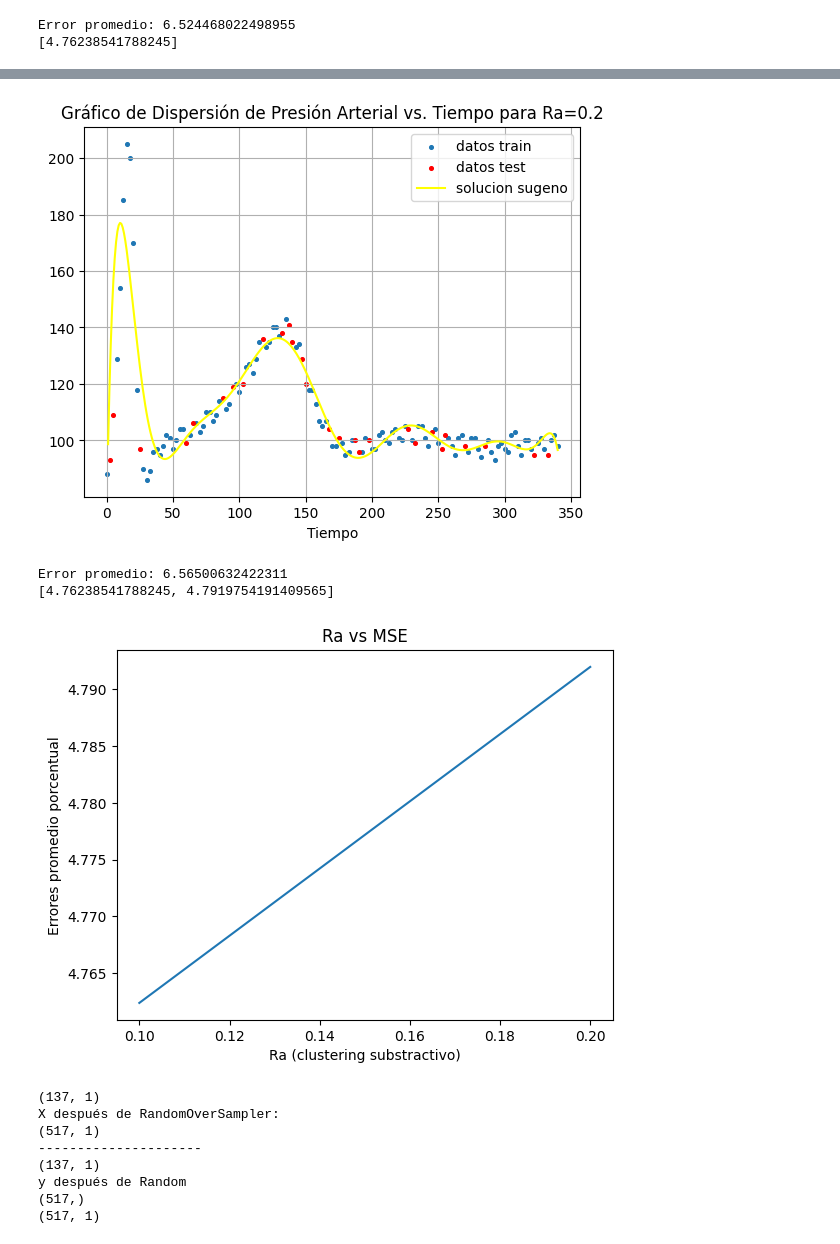
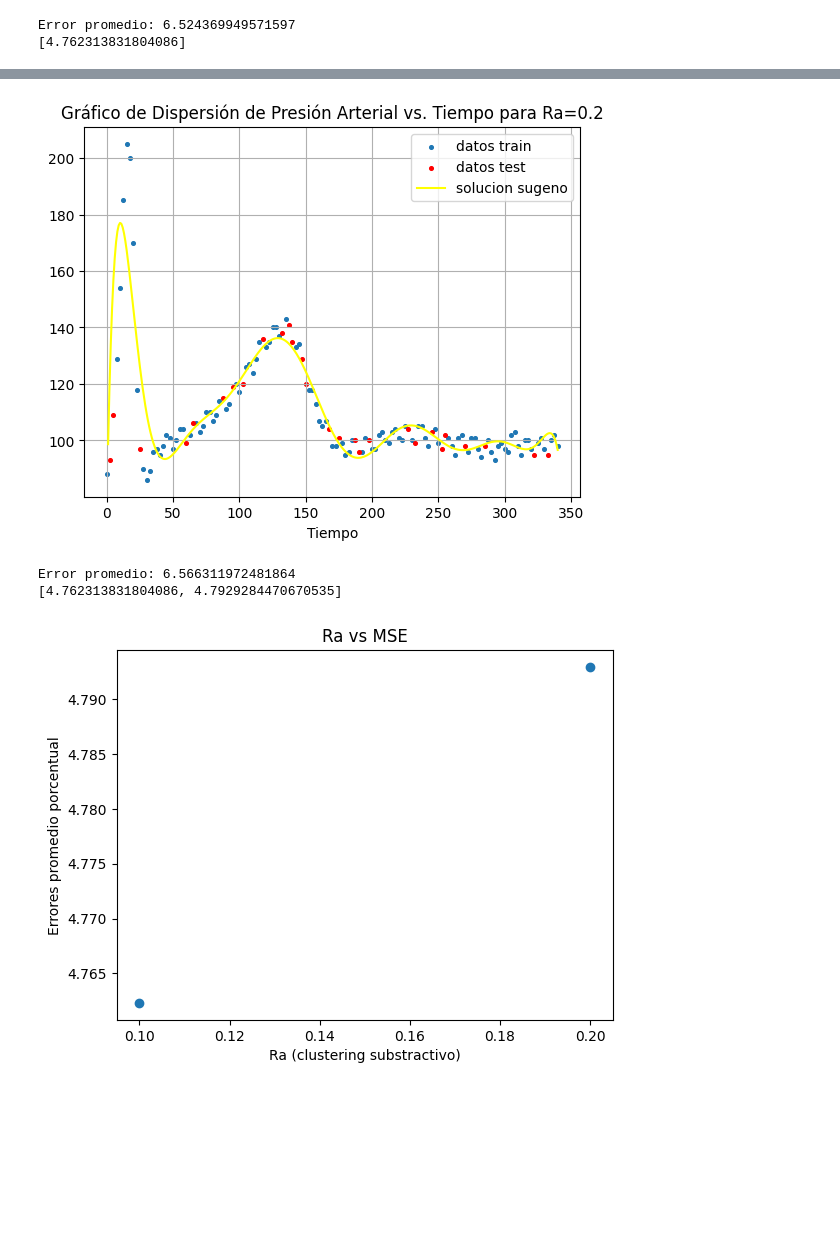
Before and after one commit to TobiasGiacri/tp-ia, a Jupyter notebook: Tp-Sugeno/TPSugenoN-M.ipynb, the cells around one changed output, grey strips where cells are left out. Cells and saved outputs as stored; diff of their text form; code cells hidden in the pictures; blank space fills up the shorter version.

```diff
--- a/Tp-Sugeno/TPSugenoN-M.ipynb
+++ b/Tp-Sugeno/TPSugenoN-M.ipynb
@@ -245,7 +194,7 @@ from sklearn.model_selection import train_test_split
 import numpy as np
 
 # Cargar los datos desde el archivo de texto
-vda = np.loadtxt("/home/mikel/Documents/Facultad/IA/tp-ia/samplesVDA2.txt")
+vda = np.loadtxt("samplesVDA2.txt")
 cant_datos = vda.shape[0]
 medidas_x_segundo = 400
 npyarray=np.array
@@ -274,39 +223,11 @@ for i in range (0,2):
     print(errores_totales)
 
 plt.figure()
-plt.plot(vectorRa, errores_totales)
+plt.scatter(vectorRa, errores_totales)
 plt.ylabel('Errores promedio porcentual')
 plt.xlabel('Ra (clustering substractivo)')
 plt.title('Ra vs MSE')
 plt.show()
-
-# Crear una instancia de RandomOverSampler
-ros = RandomOverSampler(random_state=10)
-
-# Aplicar RandomOverSampler para sobremuestrear los datos
-X_resampled, y_resampled = ros.fit_resample(data_x, data_y)
-
-
-print(data_x.shape)
-print("X después de RandomOverSampler:")
-print(X_resampled.shape)
-print("---------------------")
-print(data_y.shape)
-print("y después de Random")
-print(y_resampled.shape)
-
-y_resampled2=y_resampled.reshape(-1,1)
-
-print(y_resampled2.shape)
-
-plt.figure()
-plt.scatter(X_resampled, y_resampled2,s=7,c='blue',label='sintetico')
-plt.scatter(data_x,data_y,s=7,c='brown',label='data')
-plt.xlabel('Tiempo (ms)')
-plt.ylabel('VDA')
-plt.title('Muestra Total')
-plt.legend()
-plt.show()
 # %% [output]
 [figure]
 [figure]
@@ -330,5 +251,5 @@ plt.show()
 [figure]
 [figure]
-Error promedio: 6.524468022498955
-[4.76238541788245]
+Error promedio: 6.524369949571597
+[4.762313831804086]
 [figure]
@@ -352,13 +273,5 @@ Error promedio: 6.524468022498955
 [figure]
 [figure]
-Error promedio: 6.56500632422311
-[4.76238541788245, 4.7919754191409565]
+Error promedio: 6.566311972481864
+[4.762313831804086, 4.7929284470670535]
-[figure, old version]
+[figure, new version]
-(137, 1)
-X después de RandomOverSampler:
-(517, 1)
----------------------
-(137, 1)
-y después de Random
-(517,)
-(517, 1)
```
Also changed, not shown: parts of 6 cells of this notebook, 2 other files.
